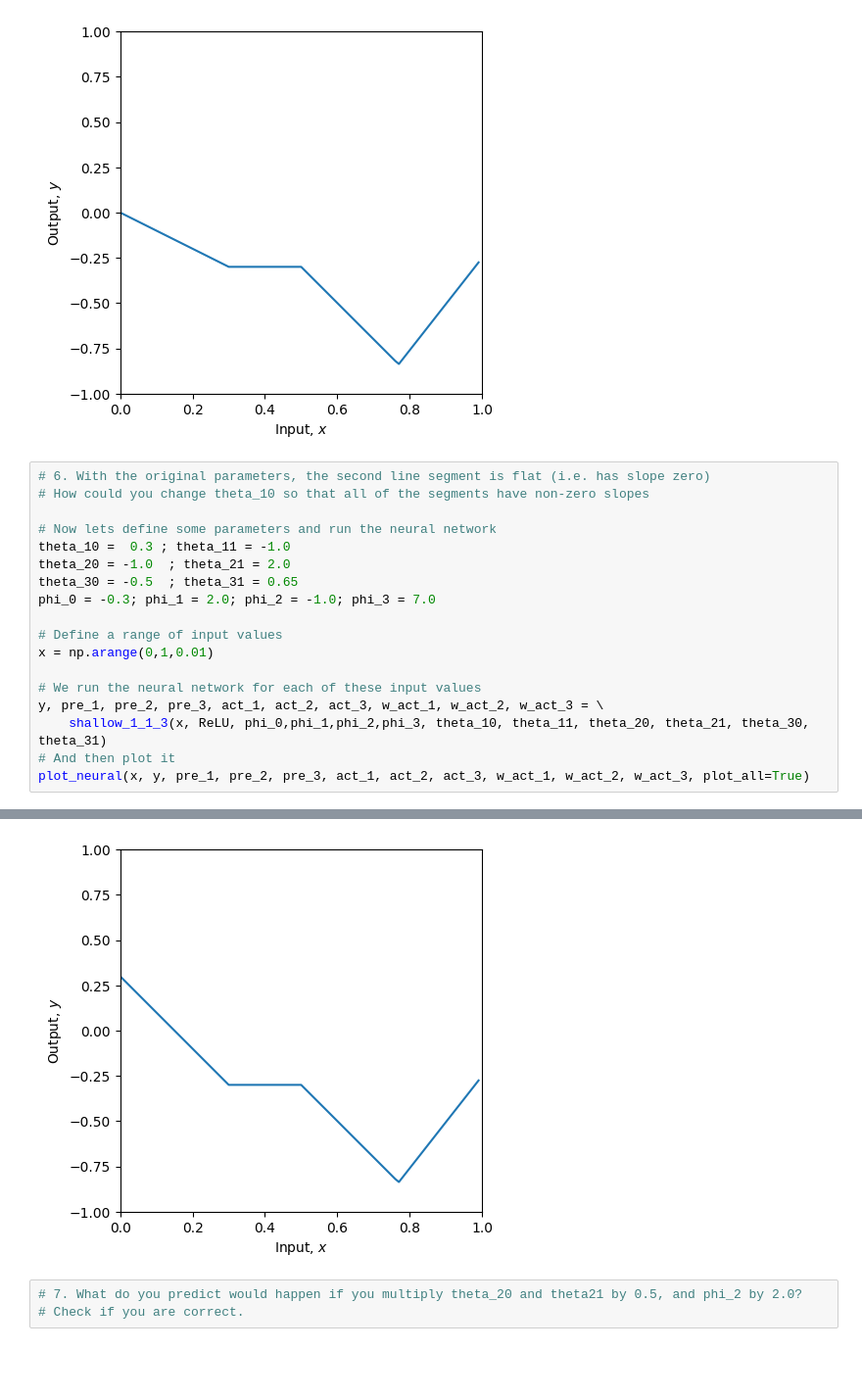
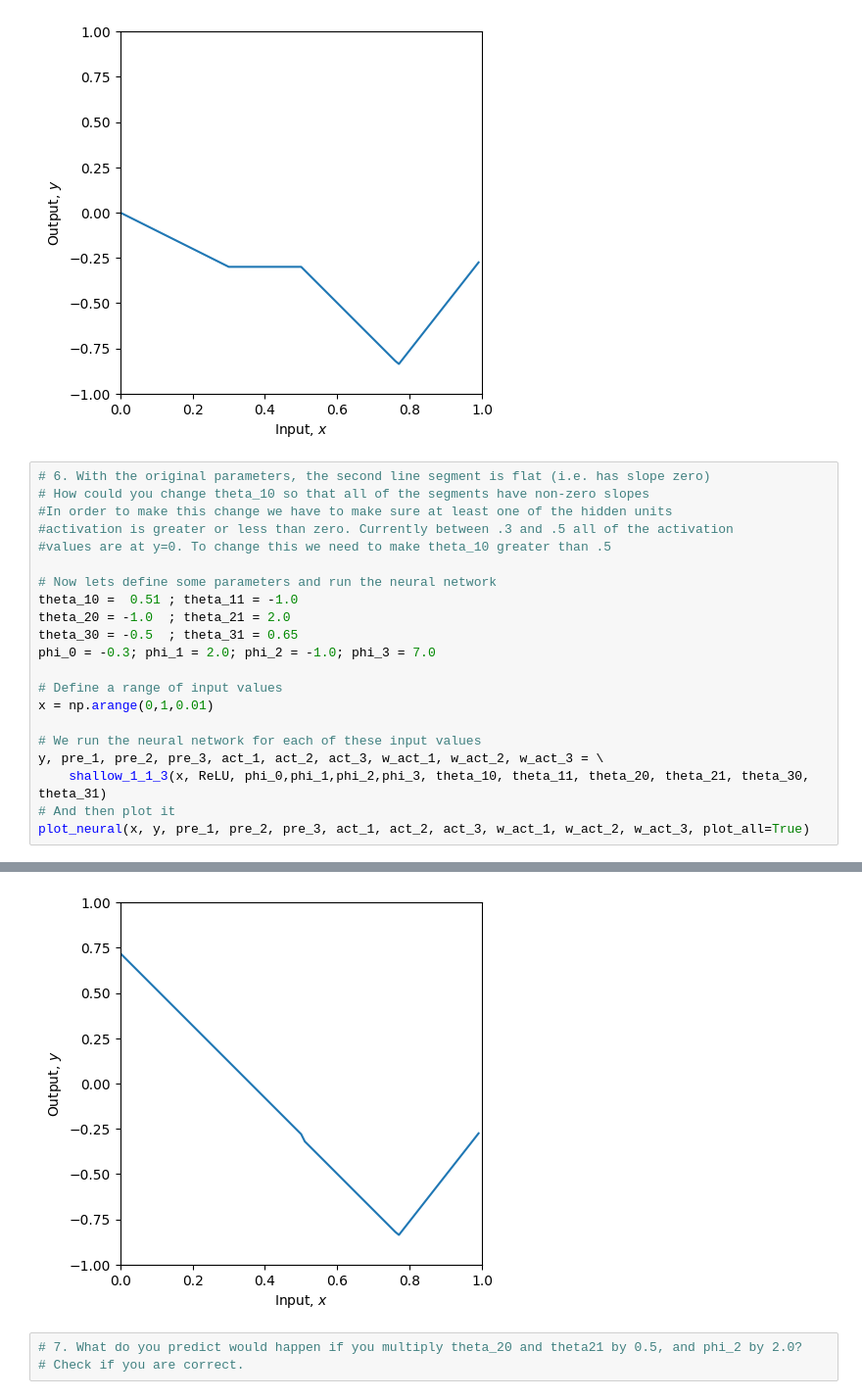
Before and after one commit to Ericsmrk/csci-167, a Jupyter notebook: 3_1_Shallow_Networks_I.ipynb, the cells around one changed output, grey strips where cells are left out. Shown at 98% size. Cells and saved outputs as stored; diff of their text form; blank space fills up the shorter version.

```diff
--- a/3_1_Shallow_Networks_I.ipynb
+++ b/3_1_Shallow_Networks_I.ipynb
@@ -252,9 +254,12 @@ plot_neural(x, y, pre_1, pre_2, pre_3, act_1, act_2, act_3, w_act_1, w_act_2, w_
 # %%
 # 6. With the original parameters, the second line segment is flat (i.e. has slope zero)
 # How could you change theta_10 so that all of the segments have non-zero slopes
+#In order to make this change we have to make sure at least one of the hidden units
+#activation is greater or less than zero. Currently between .3 and .5 all of the activation
+#values are at y=0. To change this we need to make theta_10 greater than .5
 
 # Now lets define some parameters and run the neural network
-theta_10 =  0.3 ; theta_11 = -1.0
+theta_10 =  0.51 ; theta_11 = -1.0
 theta_20 = -1.0  ; theta_21 = 2.0
 theta_30 = -0.5  ; theta_31 = 0.65
 phi_0 = -0.3; phi_1 = 2.0; phi_2 = -1.0; phi_3 = 7.0
@@ -272,4 +277,4 @@ plot_neural(x, y, pre_1, pre_2, pre_3, act_1, act_2, act_3, w_act_1, w_act_2, w_
-[figure, old version]
+[figure, new version]
 # %%
 # 7. What do you predict would happen if you multiply theta_20 and theta21 by 0.5, and phi_2 by 2.0?
 # Check if you are correct.
```
Also changed, not shown: parts of 2 cells of this notebook.
